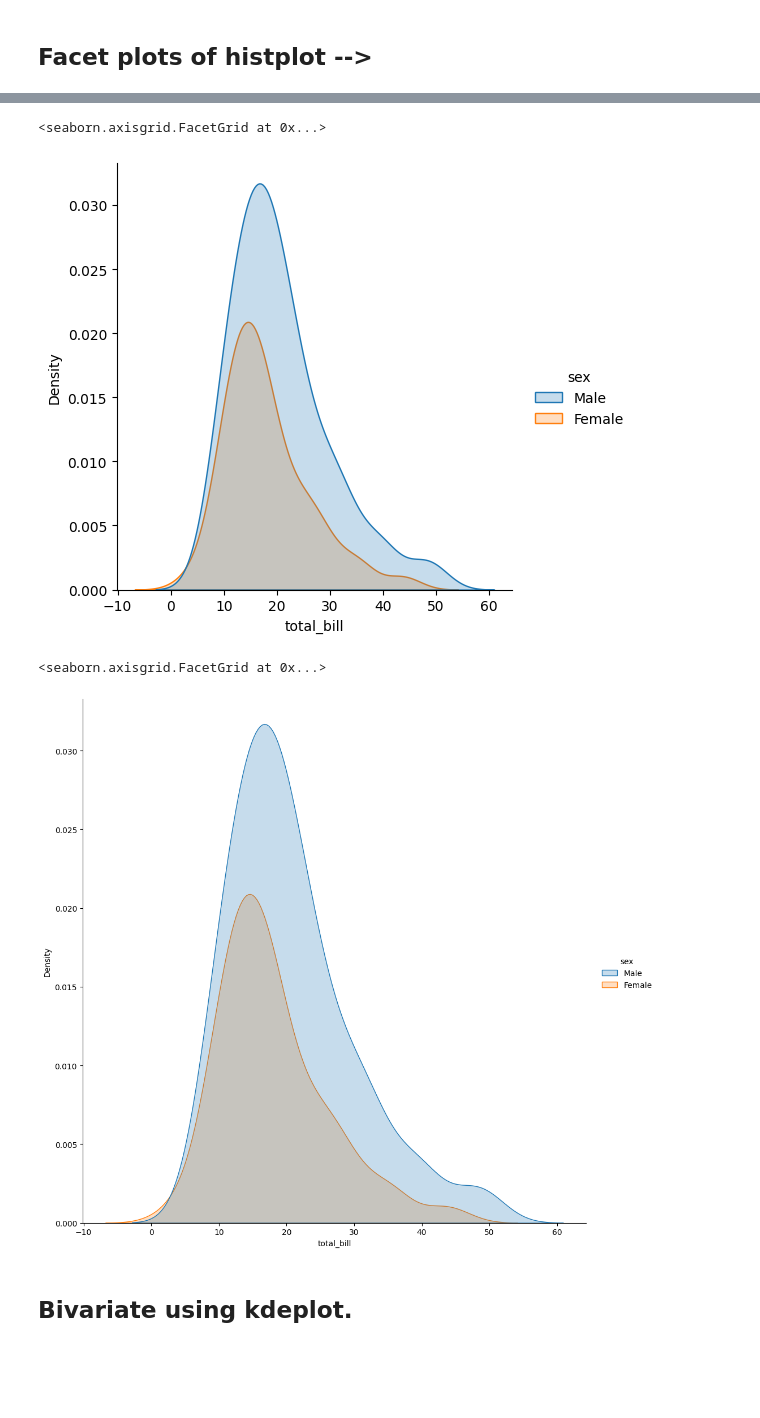
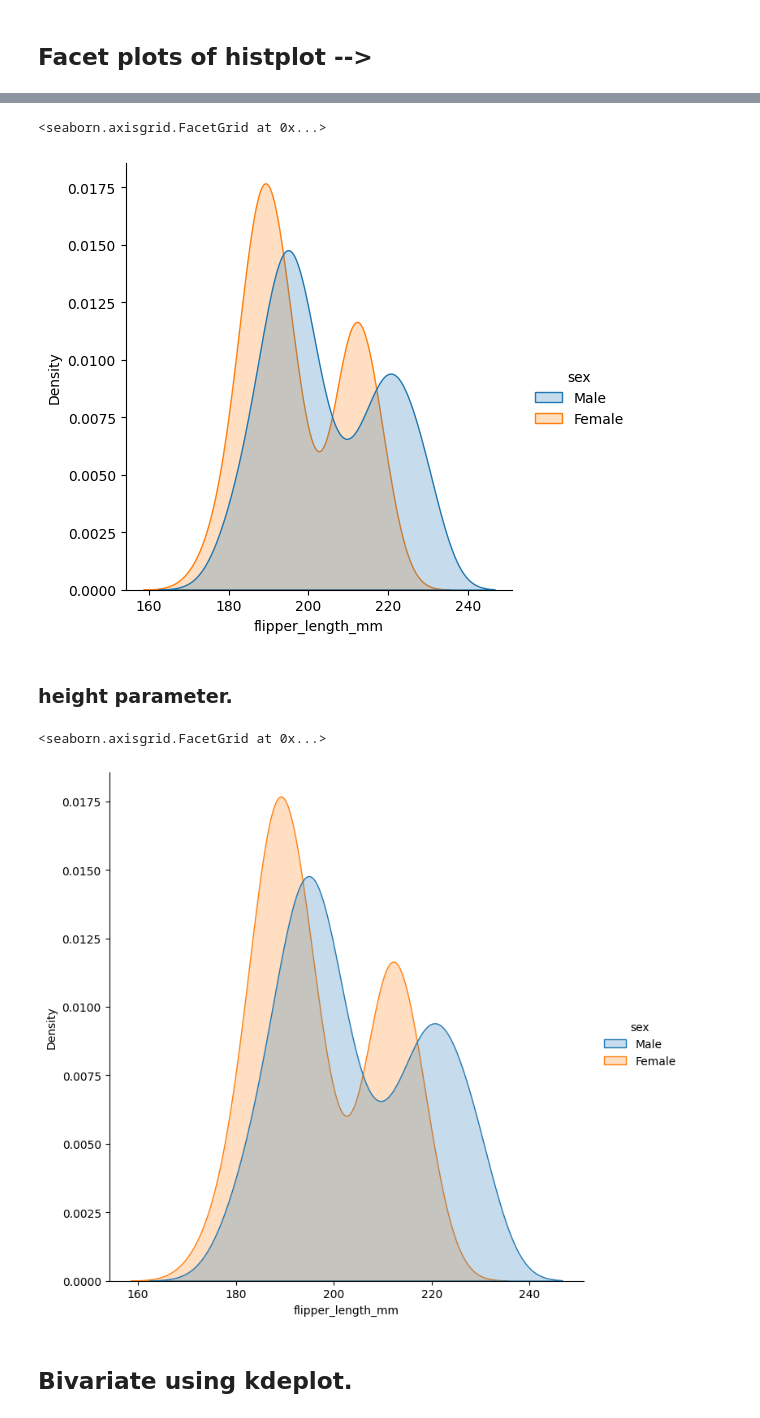
Before and after one commit to skm22/RICR---Data-Science, a Jupyter notebook: Notes/3. Applied Python/4. RICR - Seaborn Class Notes Updated/Seaborn Class Notebooks/2. RICR-Seaborn-Distribution-plots.ipynb, the cells around one changed output, grey strips where cells are left out. Drawn from its saved outputs; the diff is of its cells as text; code cells hidden in the pictures; blank space fills up the shorter version.

```diff
--- a/Notes/3. Applied Python/4. RICR - Seaborn Class Notes Updated/Seaborn Class Notebooks/2. RICR-Seaborn-Distribution-plots.ipynb
+++ b/Notes/3. Applied Python/4. RICR - Seaborn Class Notes Updated/Seaborn Class Notebooks/2. RICR-Seaborn-Distribution-plots.ipynb
@@ -20,7 +20,7 @@ import seaborn as sns
 ## Figure level functions -> displot
 ## Axes level functions -> histplot , rugplot , kdeplot.
 # %%
-df = sns.load_dataset('tips')
+df = sns.load_dataset('penguins')
 # %%
 df.head()
 # %% [output]
@@ -101,13 +115,15 @@ sns.displot(kind = 'kde' , data = df , x = 'total_bill')
 # %%
-sns.displot(kind = 'kde' , data = df , x = 'total_bill' , hue = 'sex' , fill = True)
+sns.displot(kind = 'kde' , data = df , x = 'flipper_length_mm' , hue = 'sex' , fill = True)
 # %% [output]
 <seaborn.axisgrid.FacetGrid at 0x...>
-[figure, old version]
+[figure, new version]
+# %% [markdown]
+### height parameter.
 # %%
-sns.displot(kind = 'kde' , data = df , x = 'total_bill' , hue = 'sex' , fill = True , height = 10)
+sns.displot(kind = 'kde' , data = df , x = 'flipper_length_mm' , hue = 'sex' , fill = True , height = 7)
 # %% [output]
 <seaborn.axisgrid.FacetGrid at 0x...>
-[figure, old version]
+[figure, new version]
 # %% [markdown]
 ## Bivariate using kdeplot.
 # %%
```
Also changed, not shown: parts of 24 cells of this notebook.
